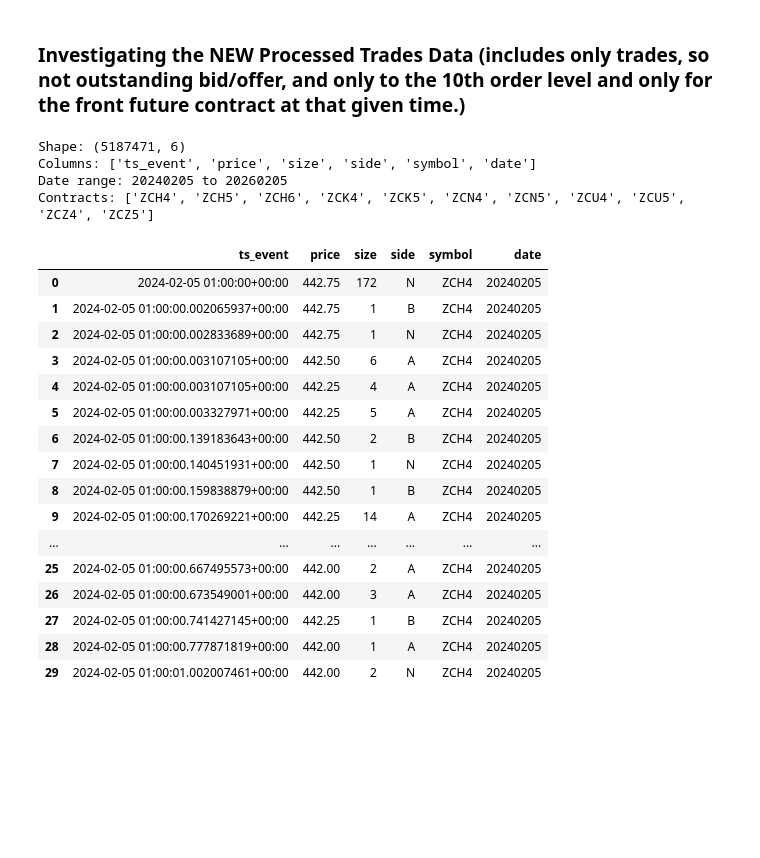
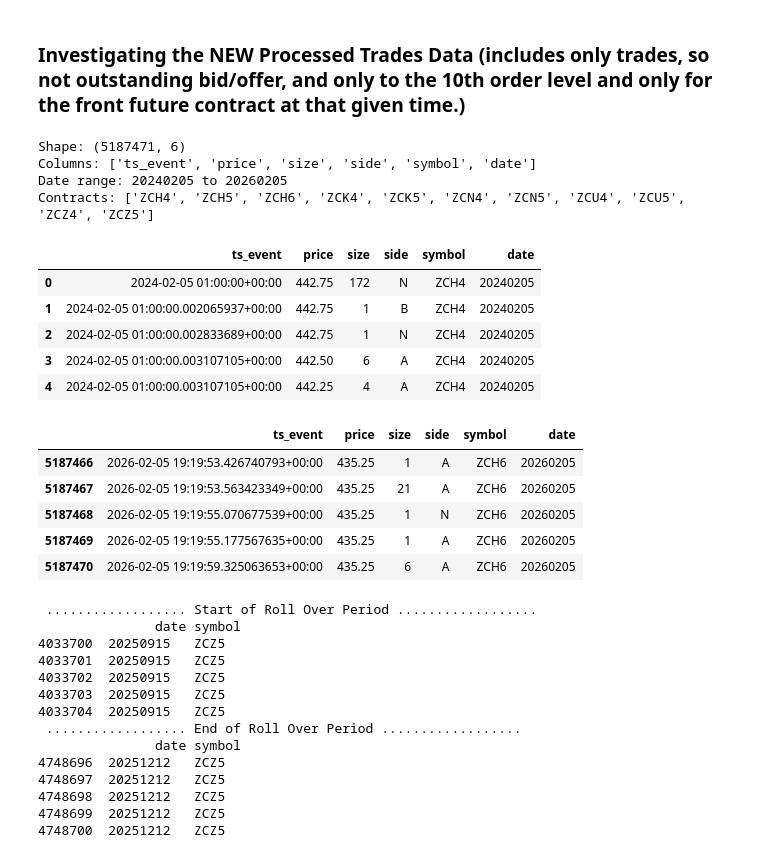
Before and after one commit to DanielNBray/corn_futures_research, a Jupyter notebook: notebooks/01_data_exploration.ipynb, the cells around one changed output. Drawn from its saved outputs; the diff is of its cells as text; code cells hidden in the pictures; blank space fills up the shorter version.

```diff
--- a/notebooks/01_data_exploration.ipynb
+++ b/notebooks/01_data_exploration.ipynb
@@ -235,30 +235,58 @@ show_info_for_single_day_data(data_path)
 # %%
 import pandas as pd
 processed_trades_data = pd.read_parquet("../data/processed/front_month_trades.parquet")
-print(f"Shape: {processed_trades_data.shape}")        # (number_of_trades, number_of_columns)
+print(f"Shape: {processed_trades_data.shape}")
 print(f"Columns: {processed_trades_data.columns.tolist()}")
 print(f"Date range: {processed_trades_data['date'].min()} to {processed_trades_data['date'].max()}")
 print(f"Contracts: {sorted(processed_trades_data['symbol'].unique())}")
-processed_trades_data.head(30)
+processed_trades_data.head(5)
+
+# note: for bid/ask book data, use front_month_trades_book.parquet instead
+# generated via: python scripts/process_all_data.py --data-dir data/raw --mode trades_with_book
 # %% [output]
 Shape: (5187471, 6)
 Columns: ['ts_event', 'price', 'size', 'side', 'symbol', 'date']
 Date range: 20240205 to 20260205
 Contracts: ['ZCH4', 'ZCH5', 'ZCH6', 'ZCK4', 'ZCK5', 'ZCN4', 'ZCN5', 'ZCU4', 'ZCU5', 'ZCZ4', 'ZCZ5']
 |  | ts_event | price | size | side | symbol | date |
 | 0 | 2024-02-05 01:00:00+00:00 | 442.75 | 172 | N | ZCH4 | 20240205 |
 | 1 | 2024-02-05 01:00:00.002065937+00:00 | 442.75 | 1 | B | ZCH4 | 20240205 |
 | 2 | 2024-02-05 01:00:00.002833689+00:00 | 442.75 | 1 | N | ZCH4 | 20240205 |
 | 3 | 2024-02-05 01:00:00.003107105+00:00 | 442.50 | 6 | A | ZCH4 | 20240205 |
 | 4 | 2024-02-05 01:00:00.003107105+00:00 | 442.25 | 4 | A | ZCH4 | 20240205 |
-| 5 | 2024-02-05 01:00:00.003327971+00:00 | 442.25 | 5 | A | ZCH4 | 20240205 |
-| 6 | 2024-02-05 01:00:00.139183643+00:00 | 442.50 | 2 | B | ZCH4 | 20240205 |
-| 7 | 2024-02-05 01:00:00.140451931+00:00 | 442.50 | 1 | N | ZCH4 | 20240205 |
-| 8 | 2024-02-05 01:00:00.159838879+00:00 | 442.50 | 1 | B | ZCH4 | 20240205 |
-| 9 | 2024-02-05 01:00:00.170269221+00:00 | 442.25 | 14 | A | ZCH4 | 20240205 |
-| ... | ... | ... | ... | ... | ... | ... |
-| 25 | 2024-02-05 01:00:00.667495573+00:00 | 442.00 | 2 | A | ZCH4 | 20240205 |
-| 26 | 2024-02-05 01:00:00.673549001+00:00 | 442.00 | 3 | A | ZCH4 | 20240205 |
-| 27 | 2024-02-05 01:00:00.741427145+00:00 | 442.25 | 1 | B | ZCH4 | 20240205 |
-| 28 | 2024-02-05 01:00:00.777871819+00:00 | 442.00 | 1 | A | ZCH4 | 20240205 |
-| 29 | 2024-02-05 01:00:01.002007461+00:00 | 442.00 | 2 | N | ZCH4 | 20240205 |
+# %%
+processed_trades_data.tail(5)
+# %% [output]
+|  | ts_event | price | size | side | symbol | date |
+| 5187466 | 2026-02-05 19:19:53.426740793+00:00 | 435.25 | 1 | A | ZCH6 | 20260205 |
+| 5187467 | 2026-02-05 19:19:53.563423349+00:00 | 435.25 | 21 | A | ZCH6 | 20260205 |
+| 5187468 | 2026-02-05 19:19:55.070677539+00:00 | 435.25 | 1 | N | ZCH6 | 20260205 |
+| 5187469 | 2026-02-05 19:19:55.177567635+00:00 | 435.25 | 1 | A | ZCH6 | 20260205 |
+| 5187470 | 2026-02-05 19:19:59.325063653+00:00 | 435.25 | 6 | A | ZCH6 | 20260205 |
+# %%
+# check to see if the futrures contract rolls over at the correct time
+# i will do this by writing a function that takes in the input of the sumbol name (e.g. ZCH6) and then checks if the contract rolls over at the correct time. it will print a few rows that show this roll over happen (e.g 3 rows before and 3 rows after)
+
+def check_contract_rollover(symbol: str) -> None:
+
+    contract_data = processed_trades_data[processed_trades_data['symbol'] == symbol]
+    print( "\n .................. Start of Roll Over Period .................. \n ",contract_data[["date","symbol"]].head(5), "\n .................. End of Roll Over Period .................. \n ", contract_data[["date","symbol"]].tail(5))
+
+
+#check_contract_rollover("ZCZ5")
+check_contract_rollover("ZCZ5")
+# %% [output]
+ .................. Start of Roll Over Period ..................
+               date symbol
+4033700  20250915   ZCZ5
+4033701  20250915   ZCZ5
+4033702  20250915   ZCZ5
+4033703  20250915   ZCZ5
+4033704  20250915   ZCZ5
+ .................. End of Roll Over Period ..................
+               date symbol
+4748696  20251212   ZCZ5
+4748697  20251212   ZCZ5
+4748698  20251212   ZCZ5
+4748699  20251212   ZCZ5
+4748700  20251212   ZCZ5
```
Also changed, not shown: parts of 5 cells of this notebook, 3 other files.
